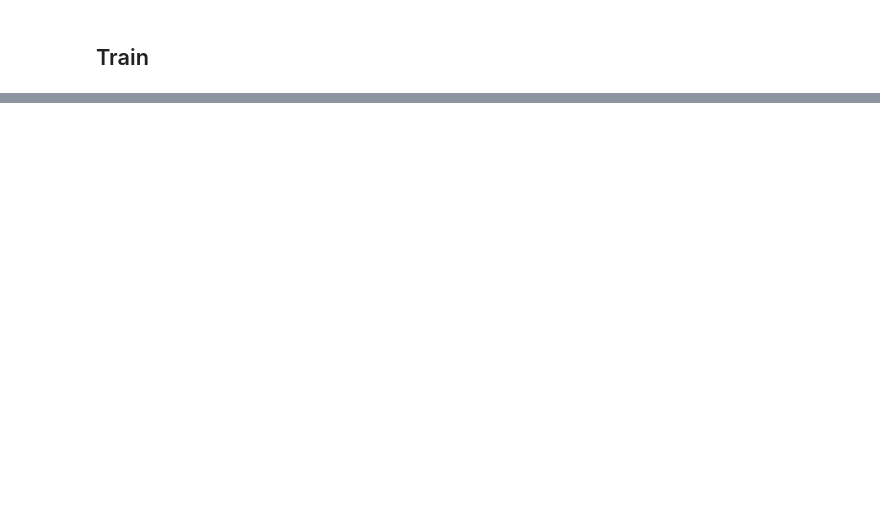
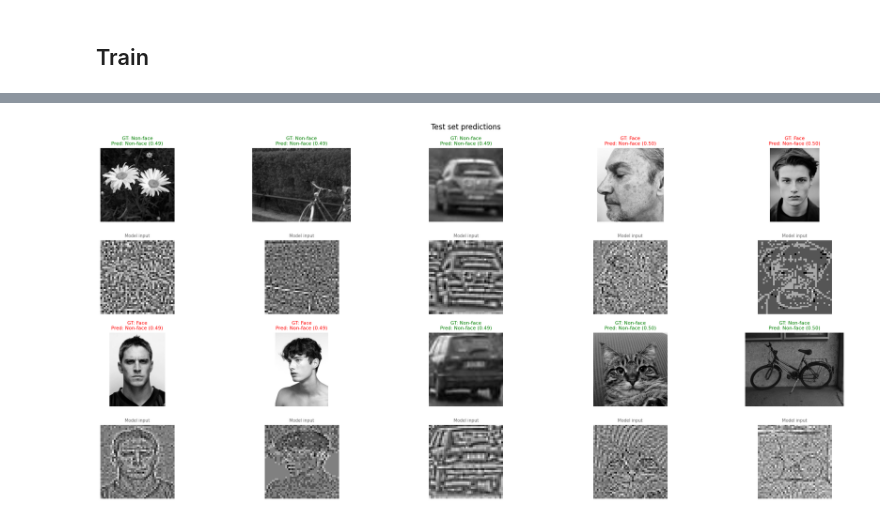
Before and after one commit to MiquelGomezCorral/BIOM-Face-cetection, a Jupyter notebook: NNB-Face-Detection.ipynb, the cells around one changed output, grey strips where cells are left out. Drawn from its saved outputs; the diff is of its cells as text; code cells hidden in the pictures; blank space fills up the shorter version.

```diff
--- a/NNB-Face-Detection.ipynb
+++ b/NNB-Face-Detection.ipynb
@@ -271,0 +233,13 @@ SystemExit: 1
+# %%
+print("Loading:", CONFIG.best_cnn_model_path)
+
+loaded_module = FaceDetectionModule.load_from_checkpoint(
+    CONFIG.best_cnn_model_path,
+    CONFIG=CONFIG,
+    model=FaceCNN(
+        in_channels=1 if CONFIG.gray_scale else 3,
+        num_classes=1,
+    ),
+)
+loaded_module.eval()
+print("Model loaded successfully.")
@@ -271,0 +251,72 @@ SystemExit: 1
+# %%
+from maikol_utils.file_utils import list_dir_files
+from src.data import local_normalize_image
+import torchvision.transforms as transforms
+import torch
+
+test_paths, _ = list_dir_files(CONFIG.test_path)
+rng_inf = np.random.default_rng(CONFIG.seed)
+sample_paths = rng_inf.choice(test_paths, size=min(10, len(test_paths)), replace=False)
+
+to_tensor = transforms.ToTensor()
+device = next(loaded_module.parameters()).device
+
+def preprocess(path):
+    img = cv2.imread(path, cv2.IMREAD_GRAYSCALE if CONFIG.gray_scale else cv2.IMREAD_COLOR)
+    if not CONFIG.gray_scale:
+        img = cv2.cvtColor(img, cv2.COLOR_BGR2RGB)
+    img_norm = local_normalize_image(CONFIG, img)
+    # Rescale to [0, 255] — same as dataset.py
+    img_min, img_max = img_norm.min(), img_norm.max()
+    if img_max > img_min:
+        img_uint8 = ((img_norm - img_min) / (img_max - img_min) * 255).astype(np.uint8)
+    else:
+        img_uint8 = np.zeros_like(img_norm, dtype=np.uint8)
+    img_resized = cv2.resize(img_uint8, (CONFIG.crop_size, CONFIG.crop_size), interpolation=cv2.INTER_AREA)
+    tensor = to_tensor(Image.fromarray(img_resized))
+    return tensor, img_resized
+
+tensors, model_views = zip(*[preprocess(p) for p in sample_paths])
+
+batch = torch.stack(tensors).to(device)
+with torch.no_grad():
+    probs = loaded_module(batch).squeeze(1).cpu().numpy()
+
+# Layout: 5 images per logical row, 2 display rows each (original + model view)
+n_imgs   = len(sample_paths)
+cols     = min(5, n_imgs)
+n_groups = int(np.ceil(n_imgs / cols))
+n_rows   = n_groups * 2
+
+fig, axes = plt.subplots(n_rows, cols, figsize=(4 * cols, 4.5 * n_groups))
+axes = np.array(axes).reshape(n_rows, cols)
+
+for i, (path, mv, prob) in enumerate(zip(sample_paths, model_views, probs)):
+    grp_row  = i // cols
+    col      = i  % cols
+    orig_row = grp_row * 2
+    view_row = grp_row * 2 + 1
+
+    img_disp   = cv2.imread(path, cv2.IMREAD_GRAYSCALE if CONFIG.gray_scale else cv2.IMREAD_COLOR)
+    gt_label   = "Face" if "Human" in path else "Non-face"
+    pred_label = "Face" if prob > 0.5 else "Non-face"
+    correct    = gt_label == pred_label
+
+    axes[orig_row, col].imshow(img_disp, cmap="gray" if CONFIG.gray_scale else None)
+    axes[orig_row, col].set_title(f"GT: {gt_label}\nPred: {pred_label} ({prob:.2f})",
+                                  color="green" if correct else "red", fontsize=8)
+    axes[orig_row, col].axis("off")
+
+    axes[view_row, col].imshow(mv, cmap="gray" if CONFIG.gray_scale else None)
+    axes[view_row, col].set_title("Model input", fontsize=7, color="dimgray")
+    axes[view_row, col].axis("off")
+
+for col in range(n_imgs % cols or cols, cols):
+    axes[n_rows - 2, col].axis("off")
+    axes[n_rows - 1, col].axis("off")
+
+plt.suptitle("Test set predictions", fontsize=12)
+plt.tight_layout()
+plt.show()
+# %% [output]
+[figure, added]
```
Also changed, not shown: parts of 6 cells of this notebook, 5 other files.
